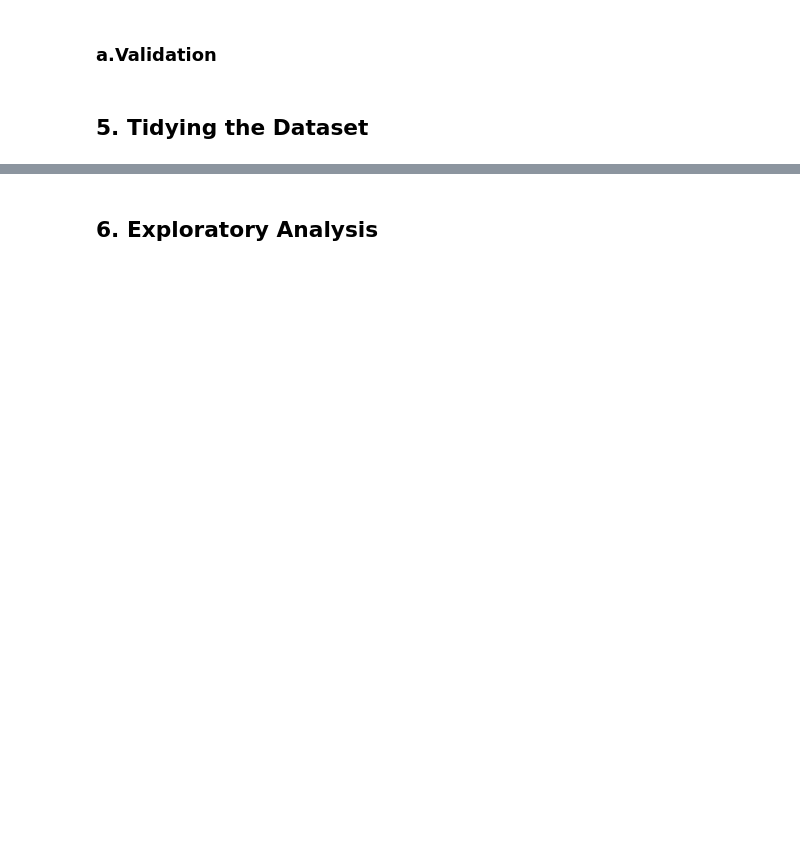
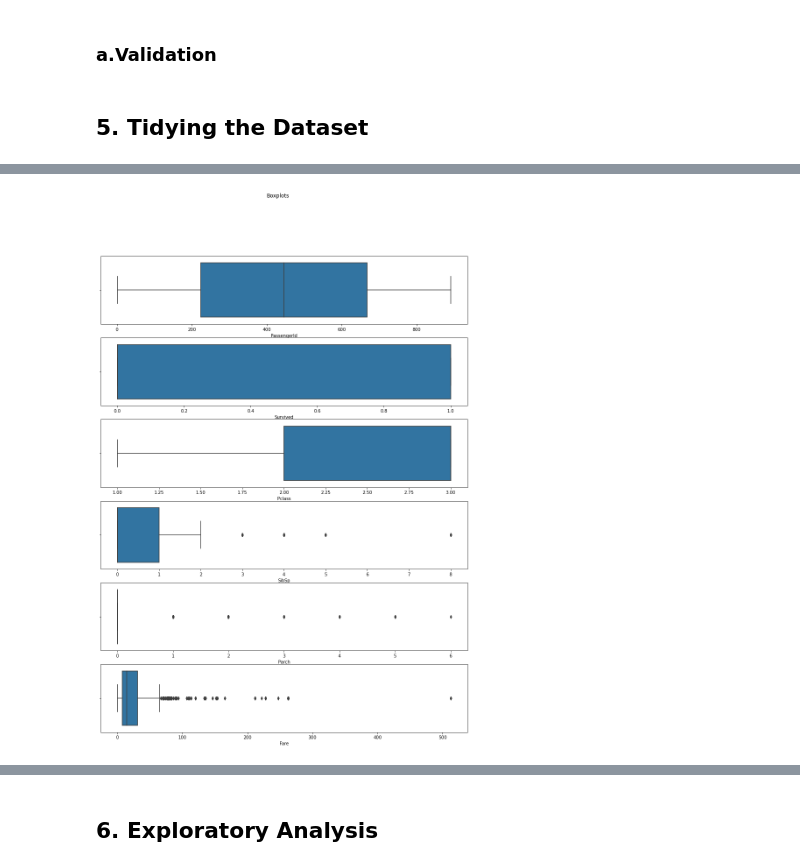
Before and after one commit to whiteroserobot/K-Nearest-Neighbours-KNN--and-naive-bayes--Exploratory-Data-Analysis, a Jupyter notebook: knn.ipynb, the cells around one changed output, grey strips where cells are left out. Saved outputs shown, nothing was run; the diff lists cells and outputs as text; code cells hidden in the pictures; blank space fills up the shorter version.

```diff
--- a/knn.ipynb
+++ b/knn.ipynb
@@ -25,3 +36,14 @@ import matplotlib.pyplot as plt
+# %%
+# impoerting libraries
+import pandas as pd
+import numpy as np
+import matplotlib.pyplot as plt
+from sklearn.covariance import EllipticEnvelope
+
+# Loading the Data from the source i.e. csv
+# ---
+
+df = pd.read_csv('/home/mirana/Downloads/core/week 9/train (5).csv')
 # %% [markdown]
 
 
@@ -56,0 +158,16 @@ An example would be suppose that you're working with a dataset on the population
+# %%
+# Checking for Outliers
+#
+import seaborn as sns
+fig, (ax1, ax2, ax3, ax4, ax5, ax6) = plt.subplots(6, figsize=(15, 20))
+fig.suptitle('Boxplots')
+sns.boxplot(df['PassengerId'], ax=ax1)
+sns.boxplot(df['Survived'], ax=ax2)
+sns.boxplot(df['Pclass'], ax=ax3)
+sns.boxplot(df['SibSp'], ax=ax4)
+sns.boxplot(df['Parch'], ax=ax5)
+sns.boxplot(df['Fare'], ax=ax6)
+
+plt.show()
+# %% [output]
+[figure, added]
```
Also changed, not shown: parts of 55 cells of this notebook.
